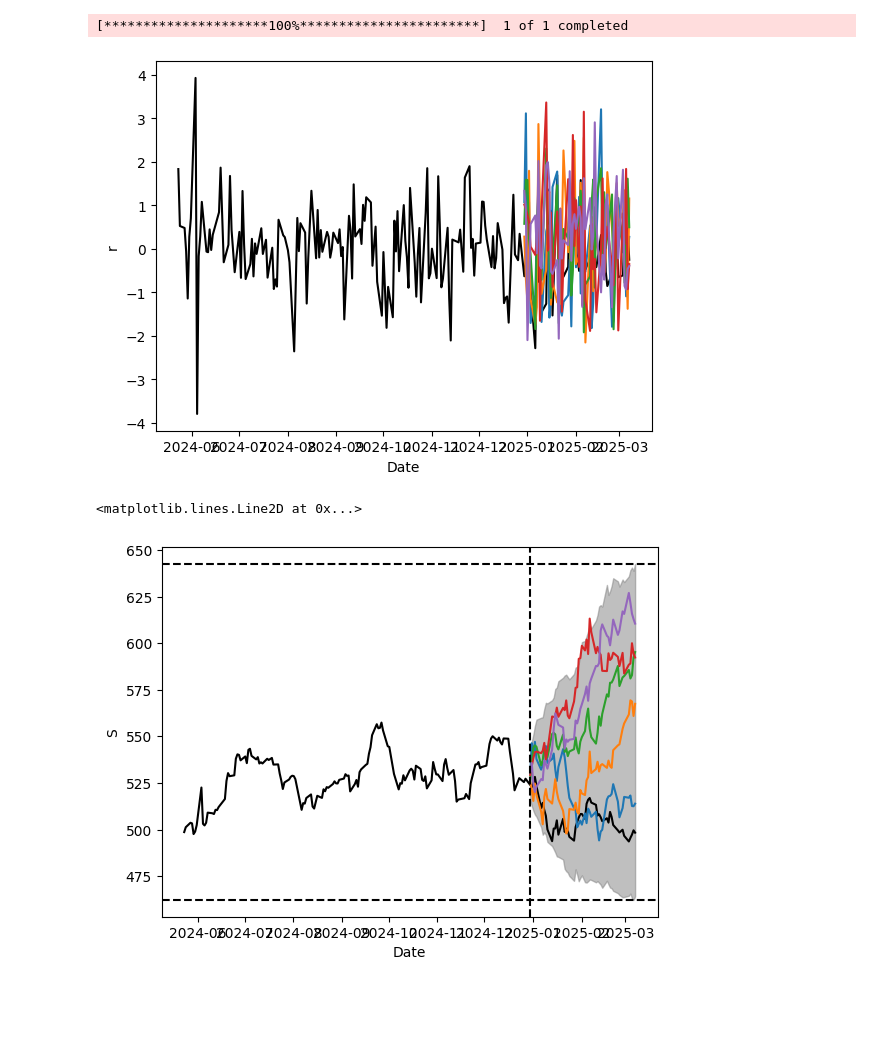
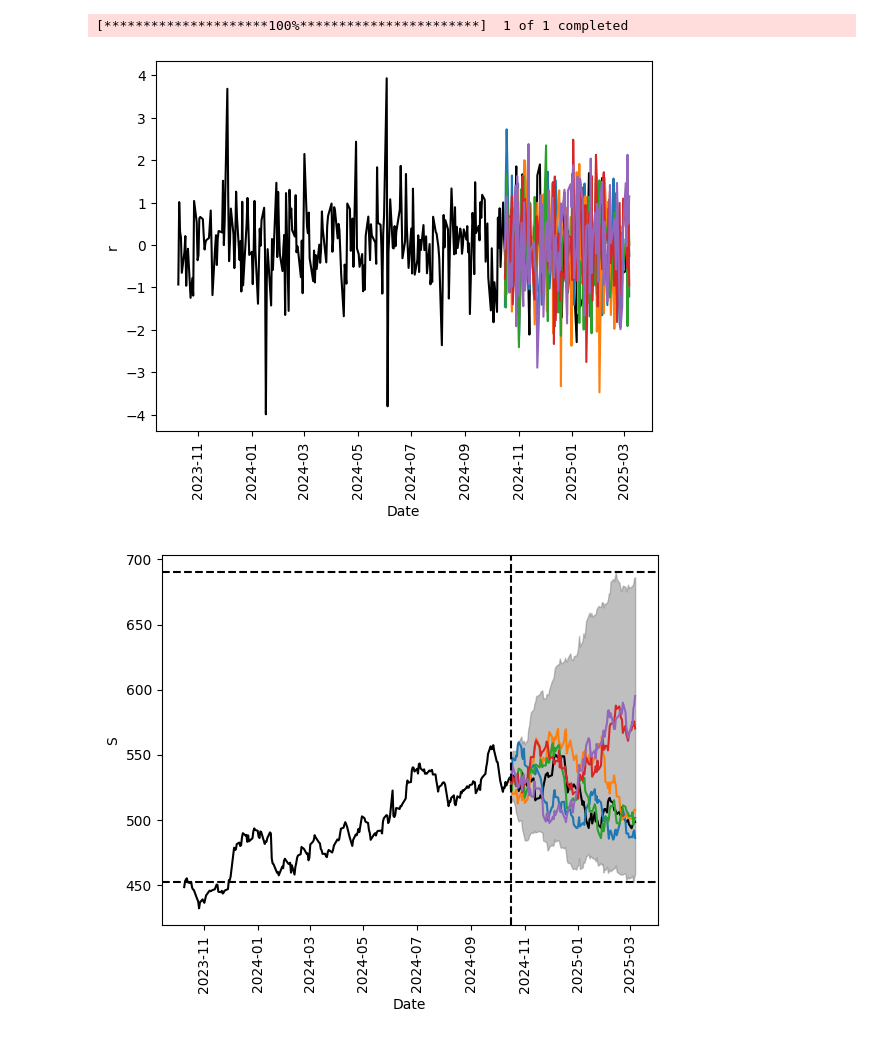
Before and after one commit to vkthakur90/AI_Applications, a Jupyter notebook: Positional_Trading_with_Auto_Regression_Finite_Horizon_Forecasting.ipynb, the cells around one changed output. Saved outputs shown, nothing was run; the diff lists cells and outputs as text; code cells hidden in the pictures; blank space fills up the shorter version.

```diff
--- a/Positional_Trading_with_Auto_Regression_Finite_Horizon_Forecasting.ipynb
+++ b/Positional_Trading_with_Auto_Regression_Finite_Horizon_Forecasting.ipynb
@@ -16,13 +16,13 @@ ticker = 'BANKBEES.NS'
 prev_day = 0
 scale_factor = 1.0e2
 
-ar_p = 100
-ar_h = 50
+ar_p = 250
+ar_h = 100
 
 num_paths = 1000
 paths_to_plot = 5
 
-risk_budget = 100000
+risk_budget = 100
 # %%
 def download_data(entity):
     print(f"Downloading {ticker}")
@@ -118,22 +150,24 @@ YF.download() has changed argument auto_adjust default to True
 # %%
-selected_paths = np.random.choice(entity['forecast'].columns, paths_to_plot, replace=False)
+selected_paths = np.random.choice(entity['test_forecast'].columns, paths_to_plot, replace=False)
 # %%
-sns.lineplot(x = 'Date', y = 'r', data = entity['data'].iloc[-200:].reset_index(), color = 'black')
+sns.lineplot(x = 'Date', y = 'r', data = entity['data'].iloc[-350:].reset_index(), color = 'black')
 
 for p in selected_paths:
-    sns.lineplot(x = 'Date', y = p, data = entity['forecast'].reset_index())
+    sns.lineplot(x = 'Date', y = p, data = entity['test_forecast'].reset_index())
+
+_ = plt.xticks(rotation=90)
 # %% [output]
-[figure, old version]
+[figure, new version]
 # %%
-sns.lineplot(x = 'Date', y = 'S', data = entity['data'].iloc[-200:].reset_index(), color = 'black')
+sns.lineplot(x = 'Date', y = 'S', data = entity['data'].iloc[-350:].reset_index(), color = 'black')
 
 for p in selected_paths:
-    sns.lineplot(x = 'Date', y = p, data = entity['forecast_price'].reset_index())
+    sns.lineplot(x = 'Date', y = p, data = entity['test_forecast_price'].reset_index())
 
-plt.fill_between(entity['monte_carlo_quantiles'].index, entity['monte_carlo_quantiles']['low_ci'], entity['monte_carlo_quantiles']['high_ci'], color = 'grey', alpha = 0.5)
-plt.axhline(entity['monte_carlo_quantiles']['low_ci'].min(), linestyle = '--', color = 'black')
-plt.axhline(entity['monte_carlo_quantiles']['high_ci'].max(), linestyle = '--', color = 'black')
-plt.axvline(entity['monte_carlo_quantiles'].index[0], linestyle = '--', color = 'black')
+plt.fill_between(entity['test_monte_carlo_quantiles'].index, entity['test_monte_carlo_quantiles']['low_ci'], entity['test_monte_carlo_quantiles']['high_ci'], color = 'grey', alpha = 0.5)
+plt.axhline(entity['test_monte_carlo_quantiles']['low_ci'].min(), linestyle = '--', color = 'black')
+plt.axhline(entity['test_monte_carlo_quantiles']['high_ci'].max(), linestyle = '--', color = 'black')
+plt.axvline(entity['test_monte_carlo_quantiles'].index[0], linestyle = '--', color = 'black')
+_ = plt.xticks(rotation=90)
 # %% [output]
-<matplotlib.lines.Line2D at 0x...>
-[figure, old version]
+[figure, new version]
```
Also changed, not shown: parts of 10 cells of this notebook.
